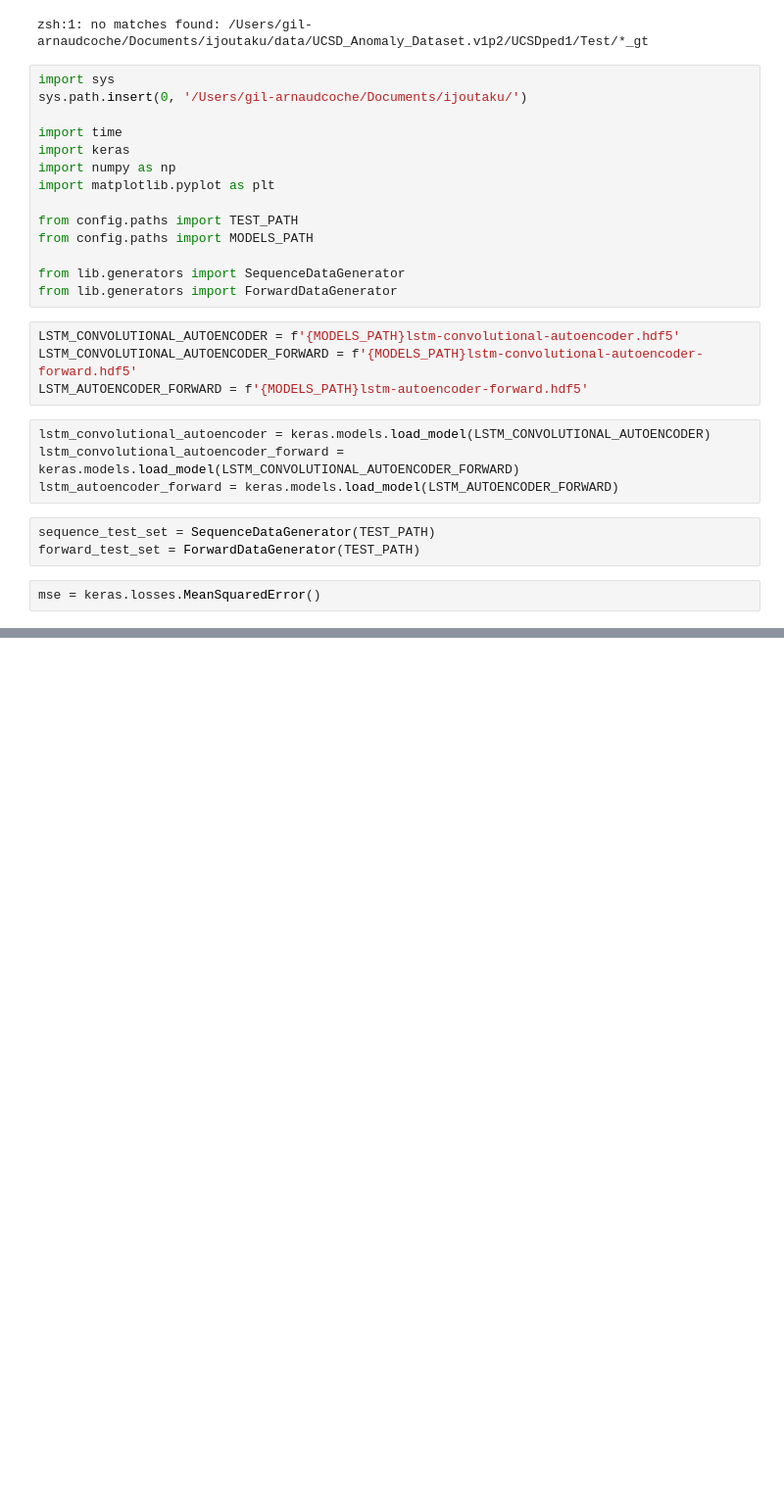
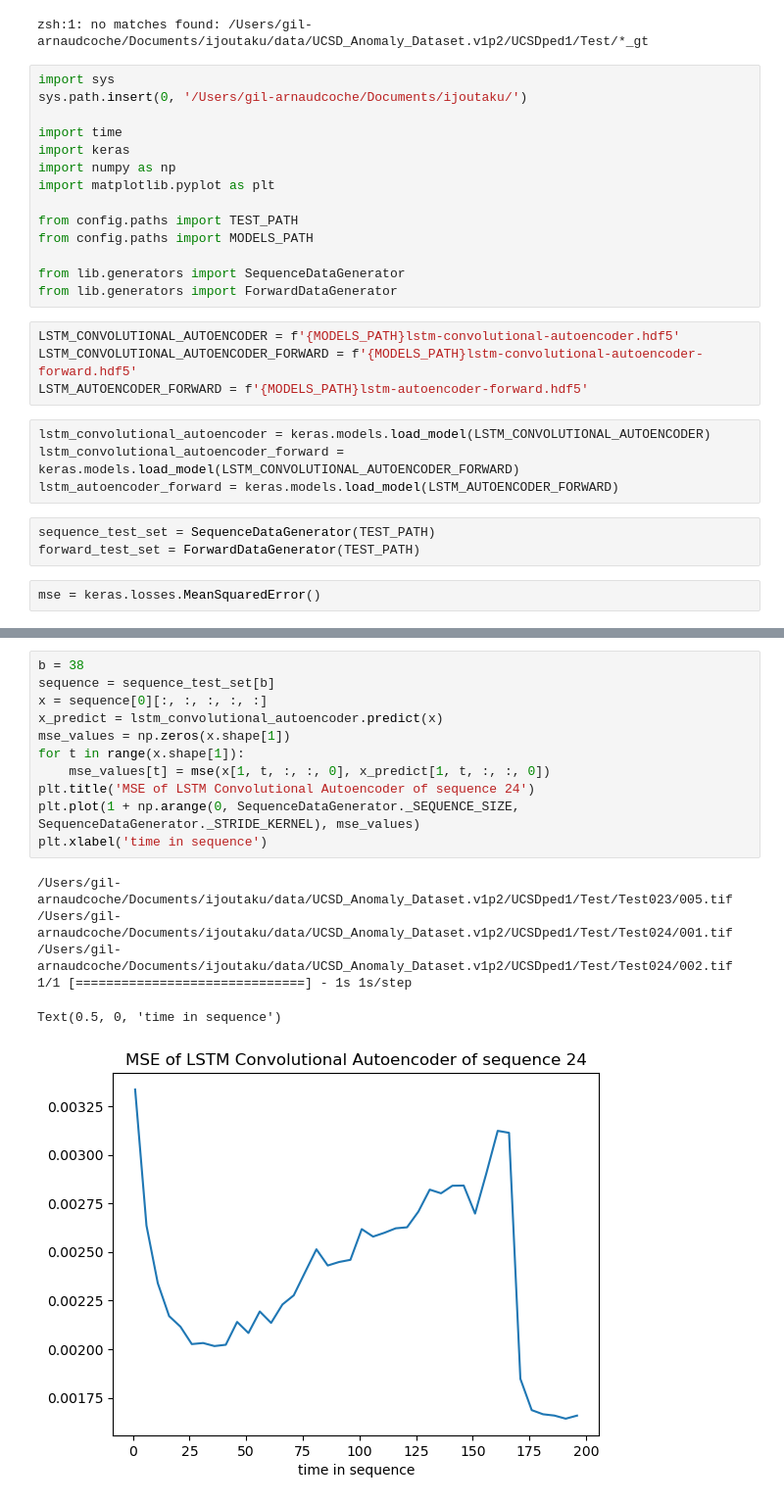
Before and after one commit to Gilt0/ijoutaku, a Jupyter notebook: notebook/model-check.ipynb, the cells around one changed output, grey strips where cells are left out. Shown: that part at 98% size. Cells and saved outputs as stored; diff of their text form; blank space fills up the shorter version.

```diff
--- a/notebook/model-check.ipynb
+++ b/notebook/model-check.ipynb
@@ -37,0 +32,18 @@ x_predict = lstm_convolutional_autoencoder.predict(x)
+# %%
+b = 38
+sequence = sequence_test_set[b]
+x = sequence[0][:, :, :, :, :]
+x_predict = lstm_convolutional_autoencoder.predict(x)
+mse_values = np.zeros(x.shape[1])
+for t in range(x.shape[1]):
+    mse_values[t] = mse(x[1, t, :, :, 0], x_predict[1, t, :, :, 0])
+plt.title('MSE of LSTM Convolutional Autoencoder of sequence 24')
+plt.plot(1 + np.arange(0, SequenceDataGenerator._SEQUENCE_SIZE, SequenceDataGenerator._STRIDE_KERNEL), mse_values)
+plt.xlabel('time in sequence')
+# %% [output]
+/Users/gil-arnaudcoche/Documents/ijoutaku/data/UCSD_Anomaly_Dataset.v1p2/UCSDped1/Test/Test023/005.tif
+/Users/gil-arnaudcoche/Documents/ijoutaku/data/UCSD_Anomaly_Dataset.v1p2/UCSDped1/Test/Test024/001.tif
+/Users/gil-arnaudcoche/Documents/ijoutaku/data/UCSD_Anomaly_Dataset.v1p2/UCSDped1/Test/Test024/002.tif
+1/1 [==============================] - 1s 1s/step
+Text(0.5, 0, 'time in sequence')
+[figure, added]
```
Also changed, not shown: parts of 13 cells of this notebook, 1 other file.
